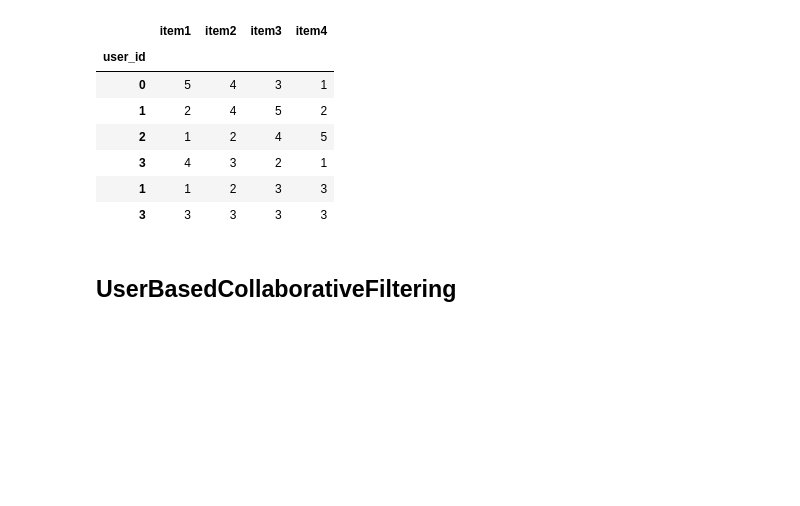
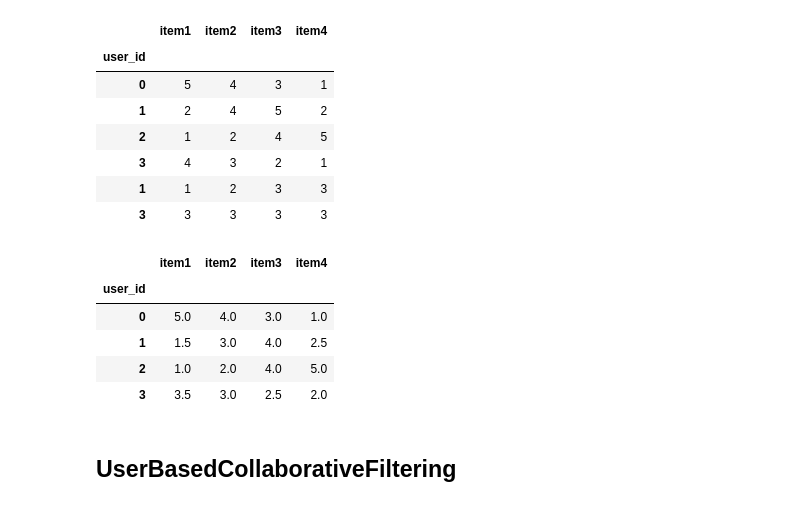
Before and after one commit to JoshCLim/csesocFlagshipHackathon2023, a Jupyter notebook: models/Testing.ipynb, the cells around one changed output. Saved outputs shown, nothing was run; the diff lists cells and outputs as text; code cells hidden in the pictures; blank space fills up the shorter version.

```diff
--- a/models/Testing.ipynb
+++ b/models/Testing.ipynb
@@ -24,6 +24,15 @@ data
 | 3 | 3 | 3 | 3 | 3 |
 # %%
 data = data.reset_index().groupby('user_id').mean()
+# %%
+data
+# %% [output]
+|  | item1 | item2 | item3 | item4 |
+| user_id |  |  |  |  |
+| 0 | 5.0 | 4.0 | 3.0 | 1.0 |
+| 1 | 1.5 | 3.0 | 4.0 | 2.5 |
+| 2 | 1.0 | 2.0 | 4.0 | 5.0 |
+| 3 | 3.5 | 3.0 | 2.5 | 2.0 |
 # %%
 data.to_csv('ratings.csv')
 # %% [markdown]
```
Also changed, not shown: 1 other file.
